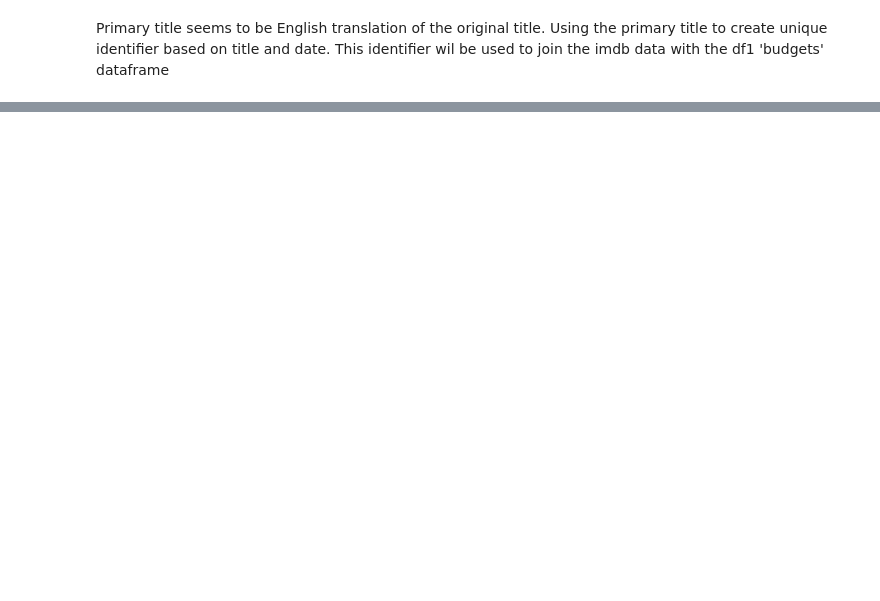
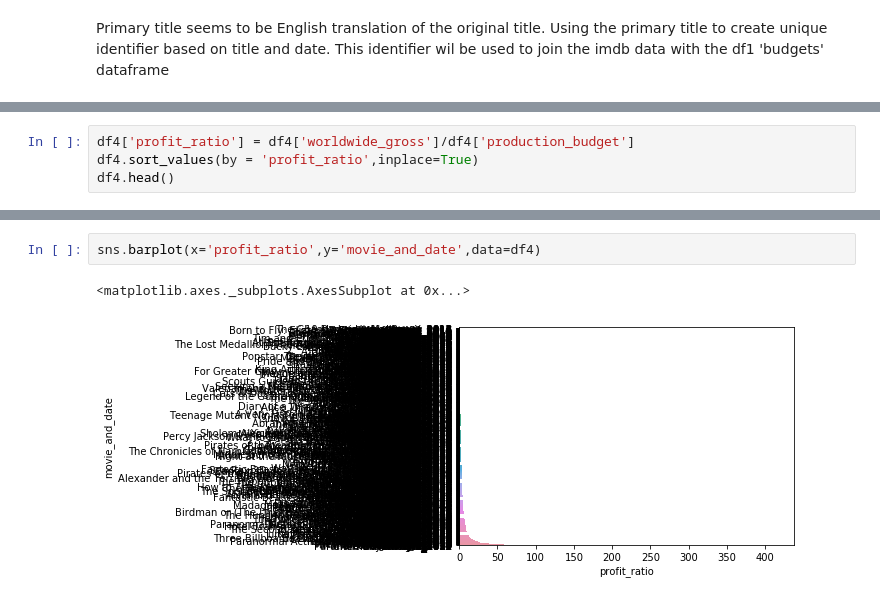
Before and after one commit to poariston/dsc-mod-1-project-v2-1-online-ds-pt-120919, a Jupyter notebook: student.ipynb, the cells around one changed output, grey strips where cells are left out. Drawn from its saved outputs; the diff is of its cells as text; blank space fills up the shorter version.

```diff
--- a/student.ipynb
+++ b/student.ipynb
@@ -285,0 +502,4 @@ This identifier wil be used to join the imdb data with the df1 'budgets' datafra
+# %%
+df4['profit_ratio'] = df4['worldwide_gross']/df4['production_budget']
+df4.sort_values(by = 'profit_ratio',inplace=True)
+df4.head()
@@ -285,0 +513,5 @@ This identifier wil be used to join the imdb data with the df1 'budgets' datafra
+# %%
+sns.barplot(x='profit_ratio',y='movie_and_date',data=df4)
+# %% [output]
+<matplotlib.axes._subplots.AxesSubplot at 0x...>
+[figure, added]
```
Also changed, not shown: parts of 70 cells of this notebook.
